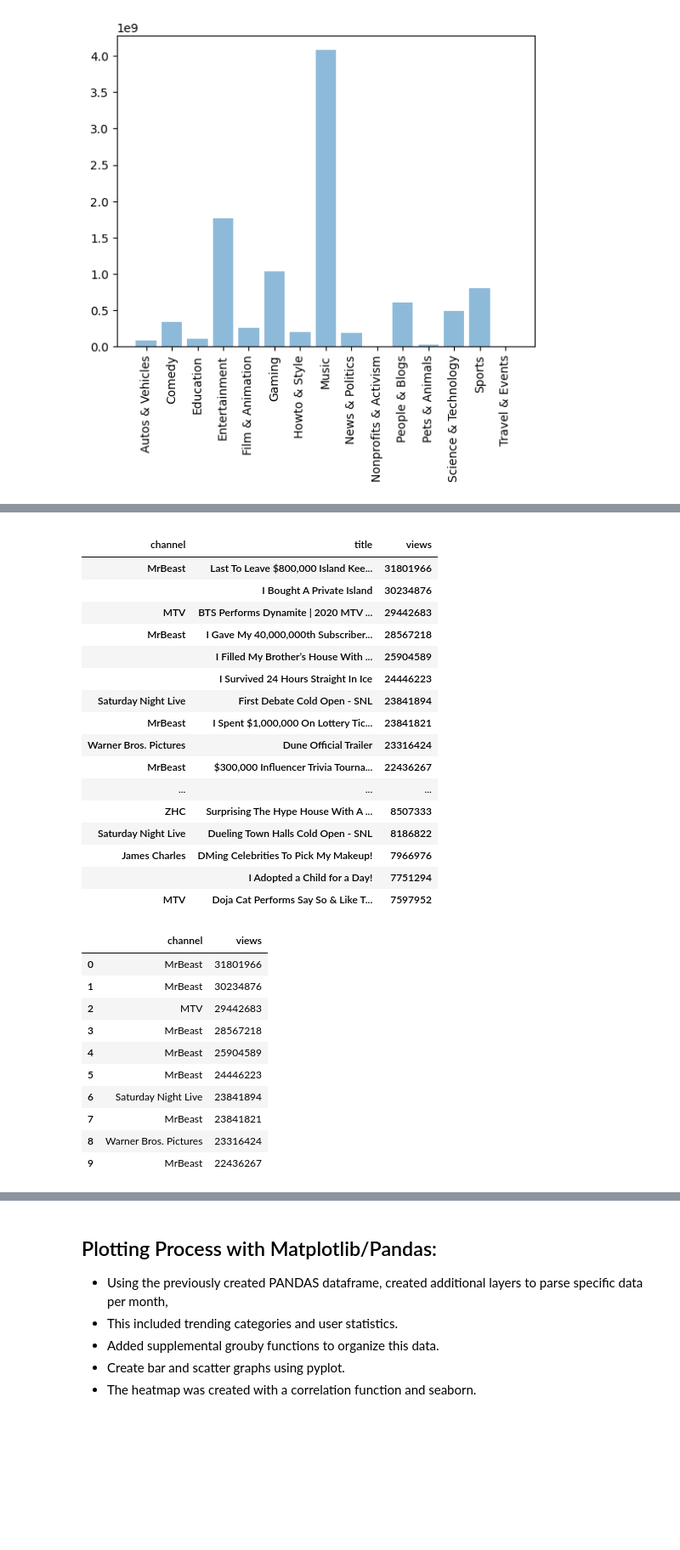
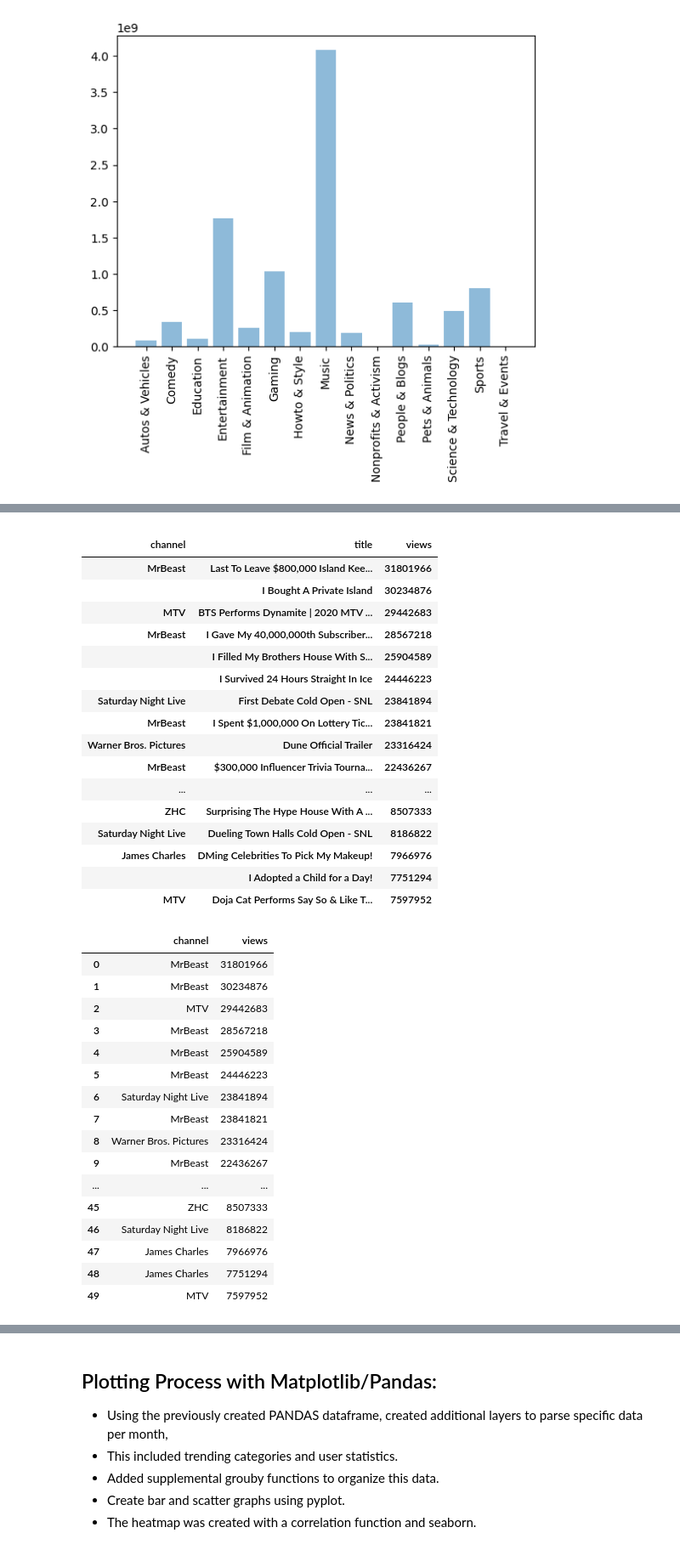
Before and after one commit to simon2383/Project-1, a Jupyter notebook: YouTube_Trend_Analysis .ipynb, the cells around one changed output, grey strips where cells are left out. Shown at 85% size. Drawn from its saved outputs; the diff is of its cells as text; code cells hidden in the pictures; blank space fills up the shorter version.

```diff
--- a/YouTube_Trend_Analysis .ipynb
+++ b/YouTube_Trend_Analysis .ipynb
@@ -21,6 +23,6 @@ import json
 # %%
 # Load data
-youtube_data = pd.read_csv('YouTube_Data/US_youtube_trending_data.csv')
+youtube_data = pd.read_csv('YouTube_Data/US_youtube_trending_data.csv', encoding='utf-8')
 lookup = pd.read_csv('YouTube_Data/category_ids.csv')
 # %%
 lookup
@@ -147,3 +149,8 @@ youtube_data.head()
 | 11764 | BLACKPINK | BLACKPINK – ‘Lovesick Girls’ M/V | Music | 140685439 | 9217876 | 127308 | 1507605 | 2020-10-02 | 2020-10-09 | ... |
 | 2762 | Big Hit Labels | BTS (방탄소년단) 'Dynamite' Official T... | Music | 62496726 | 6178664 | 158845 | 992356 | 2020-08-18 | 2020-08-25 | ... |
 | 3992 | Big Hit Labels | BTS (방탄소년단) 'Dynamite' Official M... | Music | 45596902 | 5951286 | 97683 | 382374 | 2020-08-24 | 2020-08-31 | ... |
+# %%
+# manage chinese characters
+# https://stackoverflow.com/questions/48842639/removing-chinese-in-pandas
+youtube_data['title'] = youtube_data['title'].apply(lambda row: row.encode('ascii',errors='ignore').decode())
+youtube_data['channel'] = youtube_data['channel'].apply(lambda row: row.encode('ascii',errors='ignore').decode())
@@ -243,7 +259,7 @@ grouped_ent.head(50)
 |  | I Bought A Private Island | 30234876 |
 | MTV | BTS Performs Dynamite | 2020 MTV ... | 29442683 |
 | MrBeast | I Gave My 40,000,000th Subscriber... | 28567218 |
-|  | I Filled My Brother’s House With ... | 25904589 |
+|  | I Filled My Brothers House With S... | 25904589 |
 |  | I Survived 24 Hours Straight In Ice | 24446223 |
 | Saturday Night Live | First Debate Cold Open - SNL | 23841894 |
 | MrBeast | I Spent $1,000,000 On Lottery Tic... | 23841821 |
@@ -258,21 +274,27 @@ grouped_ent.head(50)
 # %%
 grouped_ent_channel = grouped_ent.groupby(['channel', 'views'])
 grouped_ent_channel_sorted = grouped_ent_channel.sum().sort_values(['views'], ascending=False)
-grouped_ent_channel_sorted_top10 = grouped_ent_channel_sorted.head(10)
+grouped_ent_channel_sorted_top10 = grouped_ent_channel_sorted.head(50)
 grouped_ent_channel_sorted_top10.reset_index(inplace=True)
 grouped_ent_channel_sorted_top10
 # %% [output]
 |  | channel | views |
 | 0 | MrBeast | 31801966 |
 | 1 | MrBeast | 30234876 |
 | 2 | MTV | 29442683 |
 | 3 | MrBeast | 28567218 |
 | 4 | MrBeast | 25904589 |
 | 5 | MrBeast | 24446223 |
 | 6 | Saturday Night Live | 23841894 |
 | 7 | MrBeast | 23841821 |
 | 8 | Warner Bros. Pictures | 23316424 |
 | 9 | MrBeast | 22436267 |
+| ... | ... | ... |
+| 45 | ZHC | 8507333 |
+| 46 | Saturday Night Live | 8186822 |
+| 47 | James Charles | 7966976 |
+| 48 | James Charles | 7751294 |
+| 49 | MTV | 7597952 |
 # %%
 plt.bar(grouped_ent_channel_sorted_top10['channel'], grouped_ent_channel_sorted_top10['views'], alpha=0.5, align='center')
 plt.xticks(rotation=90)
```
Also changed, not shown: parts of 6 cells of this notebook.
